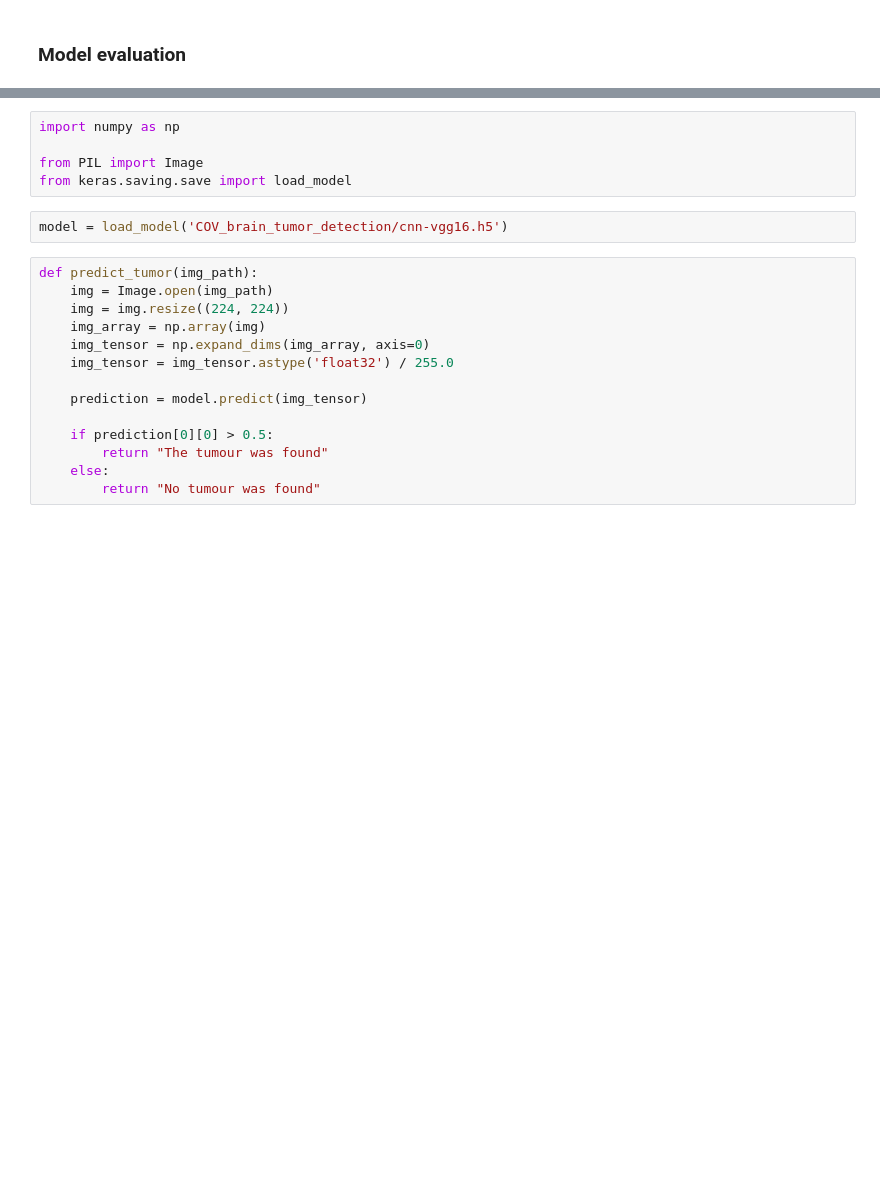
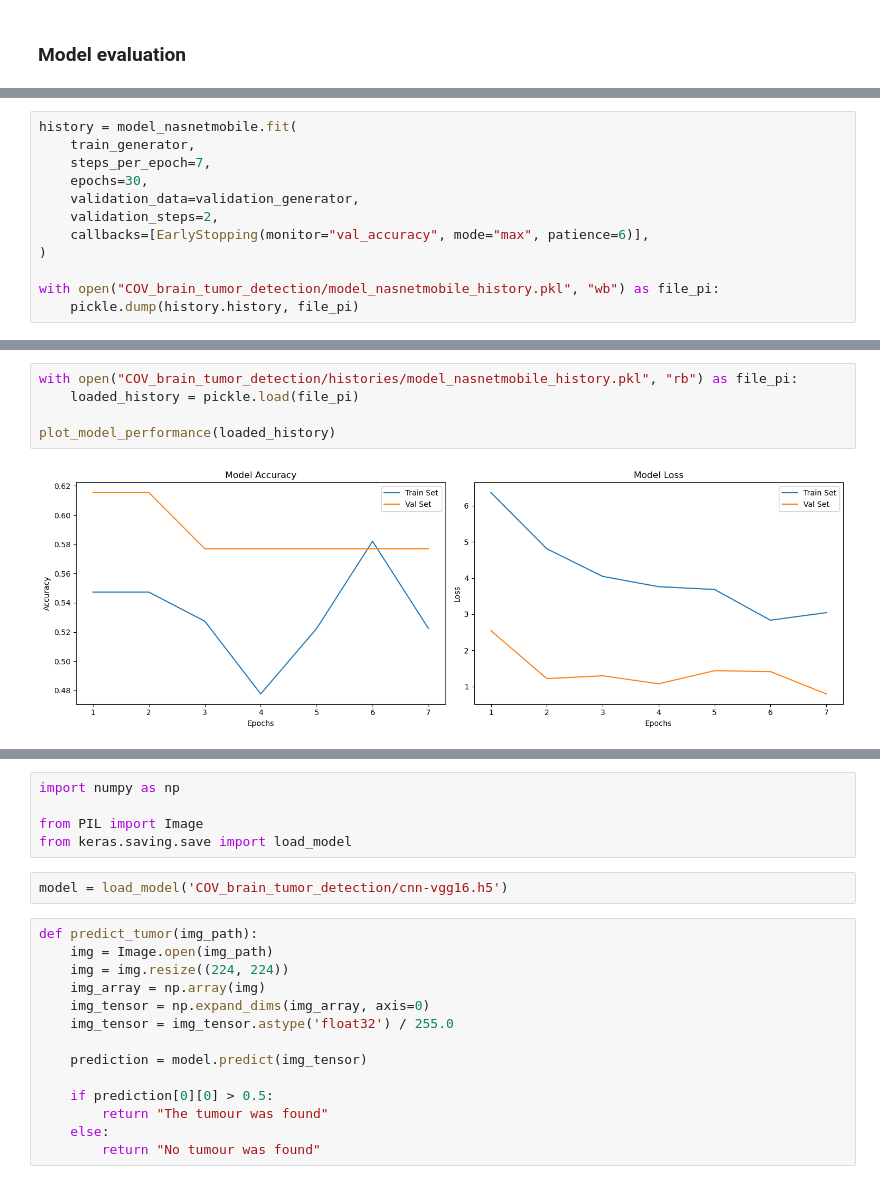
Before and after one commit to s20488/COV-brain-tumor-detection, a Jupyter notebook: COV-brain-tumor-detection.ipynb, the cells around one changed output, grey strips where cells are left out. Cells and saved outputs as stored; diff of their text form; blank space fills up the shorter version.

```diff
--- a/COV-brain-tumor-detection.ipynb
+++ b/COV-brain-tumor-detection.ipynb
@@ -238,0 +346,12 @@ In the process of evaluating the efficiency and quality of the model, the follow
+# %%
+history = model_nasnetmobile.fit(
+    train_generator,
+    steps_per_epoch=7,
+    epochs=30,
+    validation_data=validation_generator,
+    validation_steps=2,
+    callbacks=[EarlyStopping(monitor="val_accuracy", mode="max", patience=6)],
+)
+
+with open("COV_brain_tumor_detection/model_nasnetmobile_history.pkl", "wb") as file_pi:
+    pickle.dump(history.history, file_pi)
@@ -238,0 +380,7 @@ In the process of evaluating the efficiency and quality of the model, the follow
+# %%
+with open("COV_brain_tumor_detection/histories/model_nasnetmobile_history.pkl", "rb") as file_pi:
+    loaded_history = pickle.load(file_pi)
+
+plot_model_performance(loaded_history)
+# %% [output]
+[figure, added]
```
Also changed, not shown: parts of 48 cells of this notebook, 16 other files.
